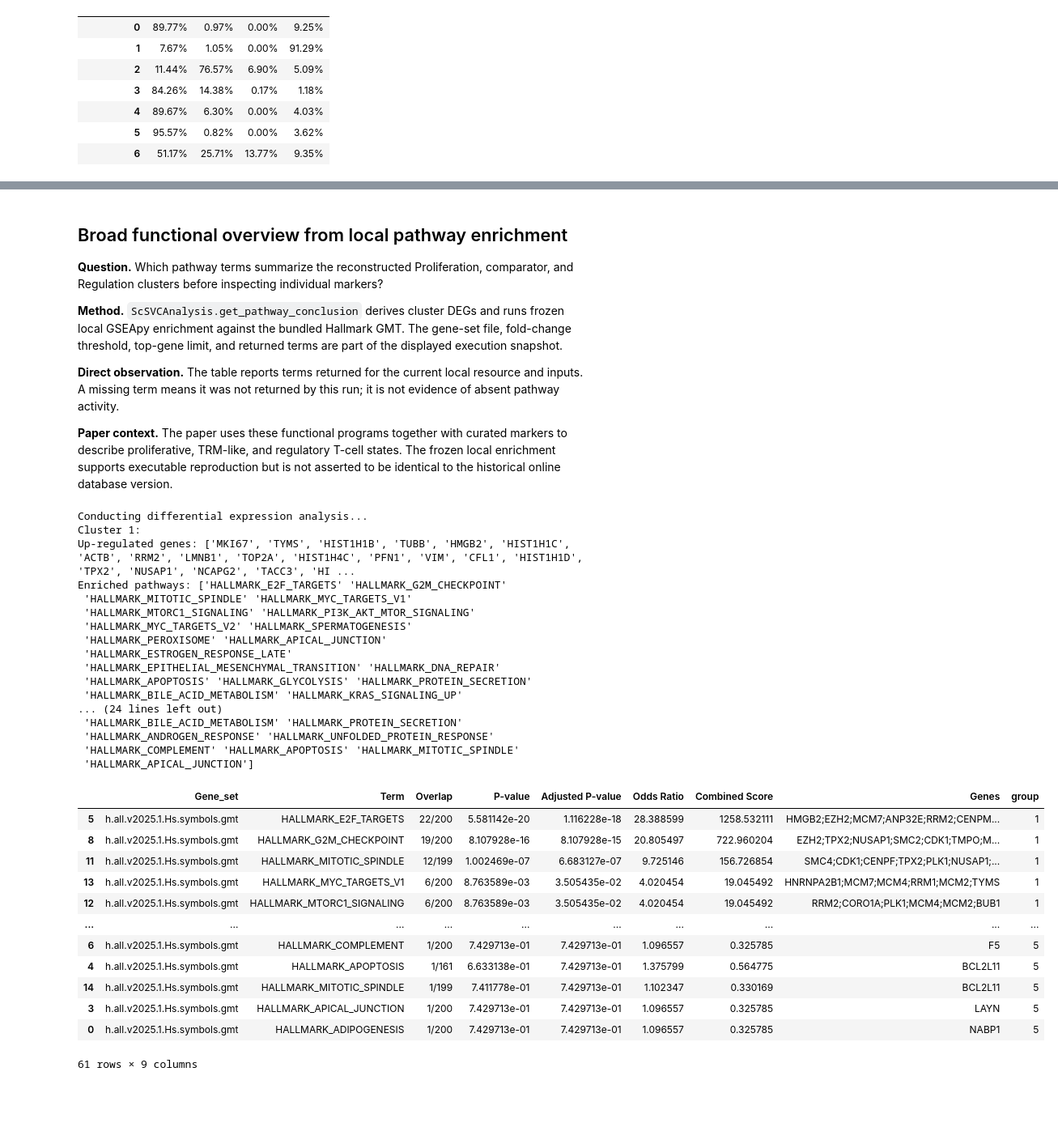
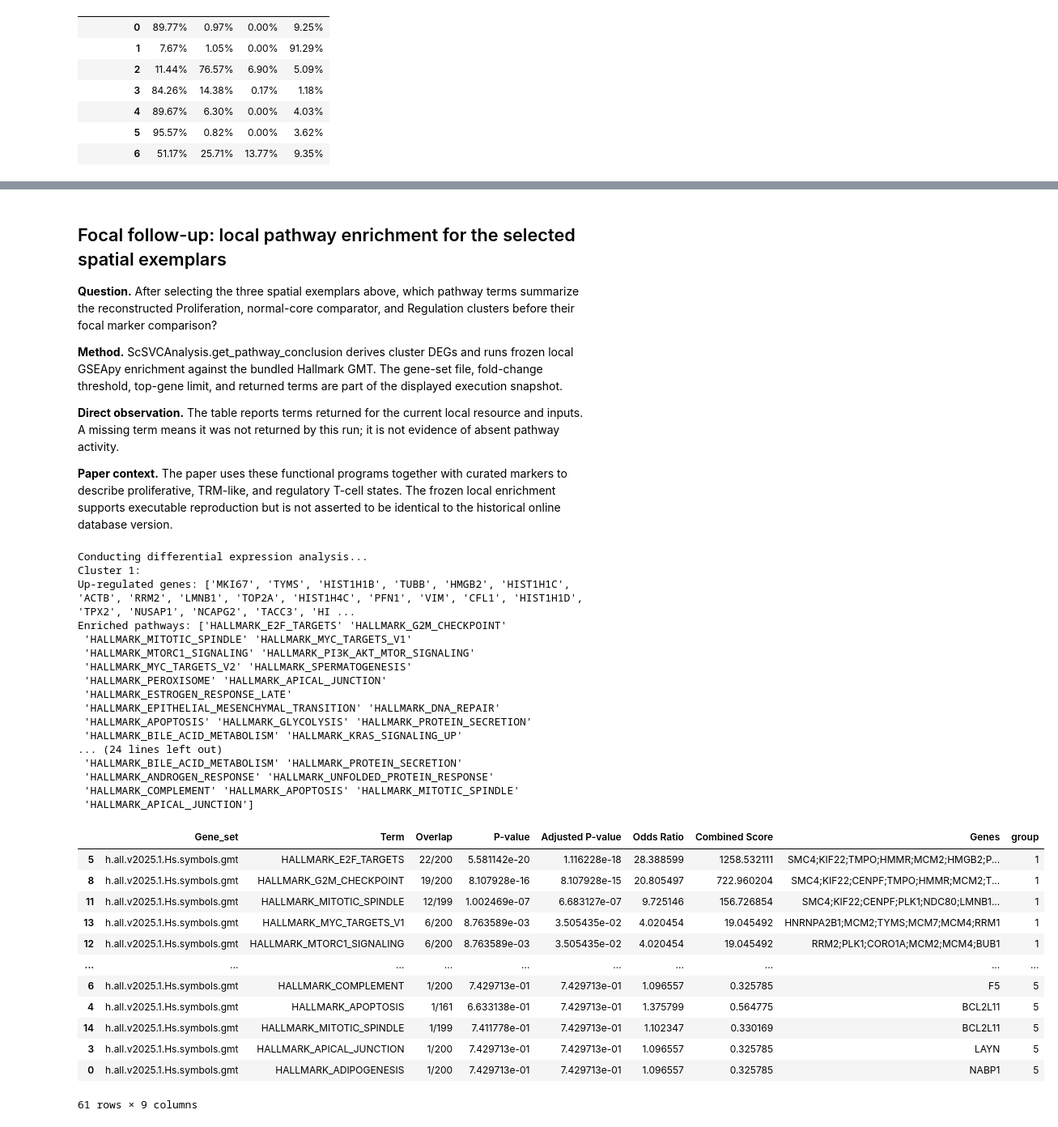
Before and after one commit to wuys13/REVISE, a Jupyter notebook: reproduce/case/Xenium_sc_SVC_T.ipynb, the cells around one changed output, grey strips where cells are left out. Shown at 81% size. Cells and saved outputs as stored; diff of their text form; code cells hidden in the pictures; blank space fills up the shorter version.

Commit message:
add all-cluster sc-SVC reviewer evidence

```diff
--- a/reproduce/case/Xenium_sc_SVC_T.ipynb
+++ b/reproduce/case/Xenium_sc_SVC_T.ipynb
@@ -178,48 +352,50 @@ plot_sc_SVC(sc_svc_analysis.sc_SVC_adata_spatial, color=['Level2','SVC_cluster']
+# %%
+# Defined only after the integrated seven-cluster evidence synthesis above.
+focal_cluster_nums = ['1', '3', '5']
 # %% [markdown]
-## Broad functional overview from local pathway enrichment
+## Focal follow-up: local pathway enrichment for the selected spatial exemplars
 
-**Question.** Which pathway terms summarize the reconstructed Proliferation, comparator, and Regulation clusters before inspecting individual markers?
+**Question.** After selecting the three spatial exemplars above, which pathway terms summarize the reconstructed Proliferation, normal-core comparator, and Regulation clusters before their focal marker comparison?
 
-**Method.** `ScSVCAnalysis.get_pathway_conclusion` derives cluster DEGs and runs frozen local GSEApy enrichment against the bundled Hallmark GMT. The gene-set file, fold-change threshold, top-gene limit, and returned terms are part of the displayed execution snapshot.
+**Method.** ScSVCAnalysis.get_pathway_conclusion derives cluster DEGs and runs frozen local GSEApy enrichment against the bundled Hallmark GMT. The gene-set file, fold-change threshold, top-gene limit, and returned terms are part of the displayed execution snapshot.
 
 **Direct observation.** The table reports terms returned for the current local resource and inputs. A missing term means it was not returned by this run; it is not evidence of absent pathway activity.
 
 **Paper context.** The paper uses these functional programs together with curated markers to describe proliferative, TRM-like, and regulatory T-cell states. The frozen local enrichment supports executable reproduction but is not asserted to be identical to the historical online database version.
 # %%
-cluster_nums = ['1','3','5']
 fc_threshold = 1
 pathway_num = 20
 gene_num = 60
 geneset_file = ["./pathway/h.all.v2025.1.Hs.symbols.gmt"]
 pathway_file_name = f"{output_dir}/pathway_{fc_threshold}_{pathway_num}.txt"
 all_pathway = sc_svc_analysis.get_pathway_conclusion(
-    cluster_nums, fc_threshold=fc_threshold, pathway_num=pathway_num, gene_num=gene_num, geneset_file=geneset_file, normalize=True)
+    focal_cluster_nums, fc_threshold=fc_threshold, pathway_num=pathway_num, gene_num=gene_num, geneset_file=geneset_file, normalize=True)
 all_pathway.to_csv(pathway_file_name)
 all_pathway
 # %% [output]
 Conducting differential expression analysis...
 Cluster 1:
 Up-regulated genes: ['MKI67', 'TYMS', 'HIST1H1B', 'TUBB', 'HMGB2', 'HIST1H1C', 'ACTB', 'RRM2', 'LMNB1', 'TOP2A', 'HIST1H4C', 'PFN1', 'VIM', 'CFL1', 'HIST1H1D', 'TPX2', 'NUSAP1', 'NCAPG2', 'TACC3', 'HI ...
 Enriched pathways: ['HALLMARK_E2F_TARGETS' 'HALLMARK_G2M_CHECKPOINT'
  'HALLMARK_MITOTIC_SPINDLE' 'HALLMARK_MYC_TARGETS_V1'
  'HALLMARK_MTORC1_SIGNALING' 'HALLMARK_PI3K_AKT_MTOR_SIGNALING'
  'HALLMARK_MYC_TARGETS_V2' 'HALLMARK_SPERMATOGENESIS'
  'HALLMARK_PEROXISOME' 'HALLMARK_APICAL_JUNCTION'
  'HALLMARK_ESTROGEN_RESPONSE_LATE'
  'HALLMARK_EPITHELIAL_MESENCHYMAL_TRANSITION' 'HALLMARK_DNA_REPAIR'
  'HALLMARK_APOPTOSIS' 'HALLMARK_GLYCOLYSIS' 'HALLMARK_PROTEIN_SECRETION'
  'HALLMARK_BILE_ACID_METABOLISM' 'HALLMARK_KRAS_SIGNALING_UP'
 ... (24 lines left out)
  'HALLMARK_BILE_ACID_METABOLISM' 'HALLMARK_PROTEIN_SECRETION'
  'HALLMARK_ANDROGEN_RESPONSE' 'HALLMARK_UNFOLDED_PROTEIN_RESPONSE'
  'HALLMARK_COMPLEMENT' 'HALLMARK_APOPTOSIS' 'HALLMARK_MITOTIC_SPINDLE'
  'HALLMARK_APICAL_JUNCTION']
 |  | Gene_set | Term | Overlap | P-value | Adjusted P-value | Odds Ratio | Combined Score | Genes | group |
-| 5 | h.all.v2025.1.Hs.symbols.gmt | HALLMARK_E2F_TARGETS | 22/200 | 5.581142e-20 | 1.116228e-18 | 28.388599 | 1258.532111 | HMGB2;EZH2;MCM7;ANP32E;RRM2;CENPM... | 1 |
-| 8 | h.all.v2025.1.Hs.symbols.gmt | HALLMARK_G2M_CHECKPOINT | 19/200 | 8.107928e-16 | 8.107928e-15 | 20.805497 | 722.960204 | EZH2;TPX2;NUSAP1;SMC2;CDK1;TMPO;M... | 1 |
-| 11 | h.all.v2025.1.Hs.symbols.gmt | HALLMARK_MITOTIC_SPINDLE | 12/199 | 1.002469e-07 | 6.683127e-07 | 9.725146 | 156.726854 | SMC4;CDK1;CENPF;TPX2;PLK1;NUSAP1;... | 1 |
-| 13 | h.all.v2025.1.Hs.symbols.gmt | HALLMARK_MYC_TARGETS_V1 | 6/200 | 8.763589e-03 | 3.505435e-02 | 4.020454 | 19.045492 | HNRNPA2B1;MCM7;MCM4;RRM1;MCM2;TYMS | 1 |
-| 12 | h.all.v2025.1.Hs.symbols.gmt | HALLMARK_MTORC1_SIGNALING | 6/200 | 8.763589e-03 | 3.505435e-02 | 4.020454 | 19.045492 | RRM2;CORO1A;PLK1;MCM4;MCM2;BUB1 | 1 |
+| 5 | h.all.v2025.1.Hs.symbols.gmt | HALLMARK_E2F_TARGETS | 22/200 | 5.581142e-20 | 1.116228e-18 | 28.388599 | 1258.532111 | SMC4;KIF22;TMPO;HMMR;MCM2;HMGB2;P... | 1 |
+| 8 | h.all.v2025.1.Hs.symbols.gmt | HALLMARK_G2M_CHECKPOINT | 19/200 | 8.107928e-16 | 8.107928e-15 | 20.805497 | 722.960204 | SMC4;KIF22;CENPF;TMPO;HMMR;MCM2;T... | 1 |
+| 11 | h.all.v2025.1.Hs.symbols.gmt | HALLMARK_MITOTIC_SPINDLE | 12/199 | 1.002469e-07 | 6.683127e-07 | 9.725146 | 156.726854 | SMC4;KIF22;CENPF;PLK1;NDC80;LMNB1... | 1 |
+| 13 | h.all.v2025.1.Hs.symbols.gmt | HALLMARK_MYC_TARGETS_V1 | 6/200 | 8.763589e-03 | 3.505435e-02 | 4.020454 | 19.045492 | HNRNPA2B1;MCM2;TYMS;MCM7;MCM4;RRM1 | 1 |
+| 12 | h.all.v2025.1.Hs.symbols.gmt | HALLMARK_MTORC1_SIGNALING | 6/200 | 8.763589e-03 | 3.505435e-02 | 4.020454 | 19.045492 | RRM2;PLK1;CORO1A;MCM2;MCM4;BUB1 | 1 |
 | ... | ... | ... | ... | ... | ... | ... | ... | ... | ... |
 | 6 | h.all.v2025.1.Hs.symbols.gmt | HALLMARK_COMPLEMENT | 1/200 | 7.429713e-01 | 7.429713e-01 | 1.096557 | 0.325785 | F5 | 5 |
 | 4 | h.all.v2025.1.Hs.symbols.gmt | HALLMARK_APOPTOSIS | 1/161 | 6.633138e-01 | 7.429713e-01 | 1.375799 | 0.564775 | BCL2L11 | 5 |
```
Also changed, not shown: parts of 18 cells of this notebook, 2 other files.
